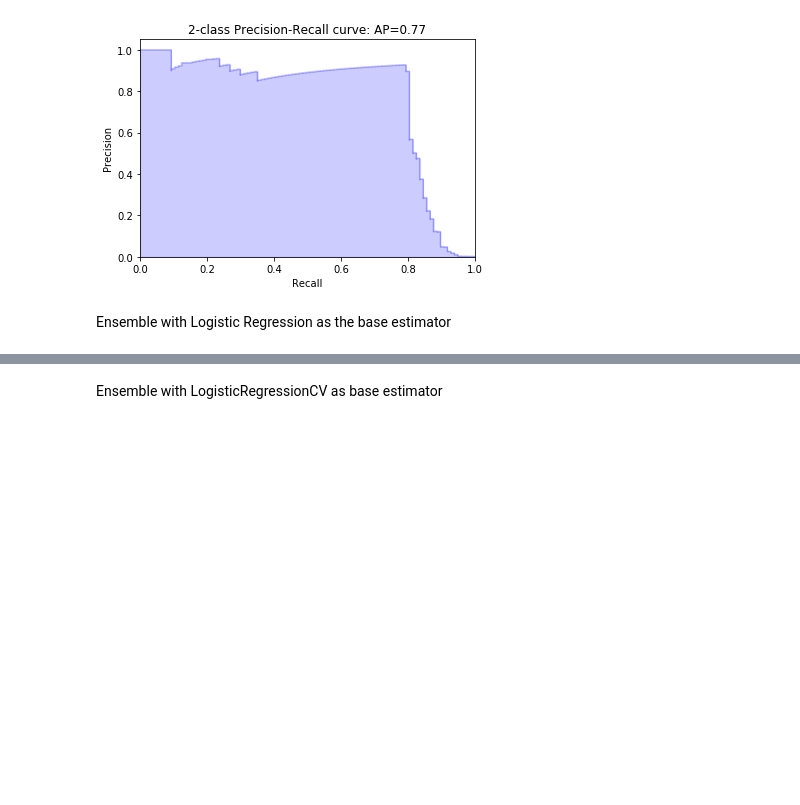
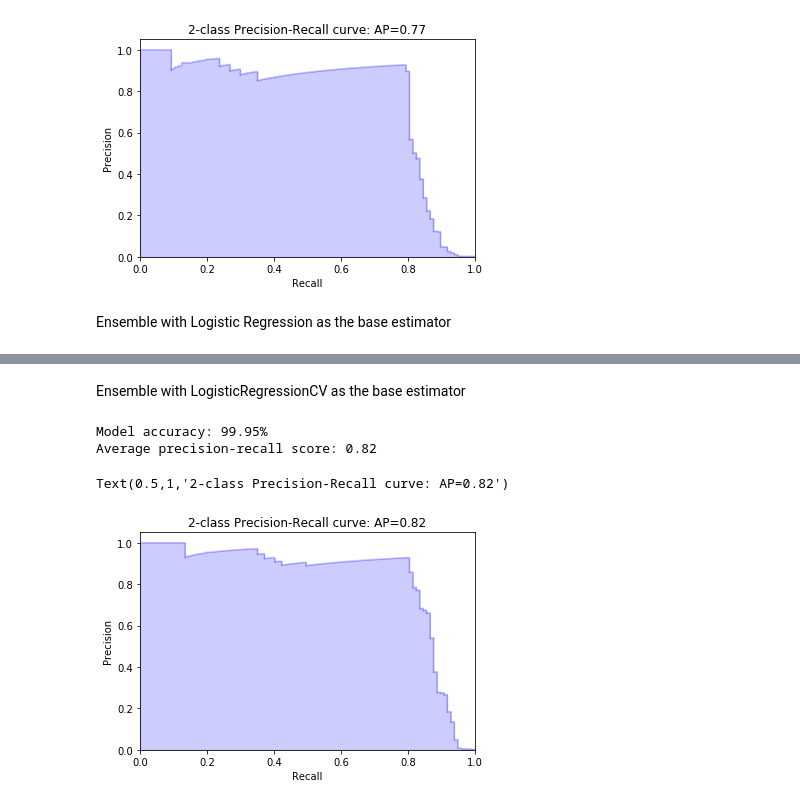
Before and after one commit to SidMPatil/Fradulent_CreditCard_Transactions, a Jupyter notebook: Fraud-Detection_Logistic-Regression_Precision-Recall.ipynb, the cells around one changed output, grey strips where cells are left out. Cells and saved outputs as stored; diff of their text form; code cells hidden in the pictures; blank space fills up the shorter version.

Commit message:
Ensemble with LogisticRegressionCV as base estimator

```diff
--- a/Fraud-Detection_Logistic-Regression_Precision-Recall.ipynb
+++ b/Fraud-Detection_Logistic-Regression_Precision-Recall.ipynb
@@ -164,8 +169,8 @@ plt.title('2-class Precision-Recall curve: AP={0:0.2f}'.format(
 # %% [markdown]
-Ensemble with LogisticRegressionCV as base estimator
+Ensemble with LogisticRegressionCV as the base estimator
 # %%
 from sklearn.ensemble import BaggingClassifier
-bagging = BaggingClassifier(LogisticRegressionCV(cv = 10, random_state = 0), n_estimators = 15,
+bagging = BaggingClassifier(LogisticRegressionCV(cv = 5, random_state = 0), n_estimators = 5,
                             bootstrap = True, max_samples = 1.0, max_features = 1.0).fit(X_train,y_train)
 y_pred = bagging.predict(X_test)
 y_score = bagging.decision_function(X_test)
@@ -176,30 +181,35 @@ tn, fp, fn, tp = confusion_matrix(y_test, y_pred).ravel()
 # Model Accuracy #
 from sklearn.metrics import accuracy_score
 model_accuracy = (tn+tp)/(tn+fp+fn+tp)*100
 #model_accuracy = accuracy_score(y_test, y_pred)
 print('Model accuracy: {0:0.2f}%'.format(model_accuracy))
 
 # Precision-Recall score #
 from sklearn.metrics import average_precision_score
 average_precision = average_precision_score(y_test, y_score)
 print('Average precision-recall score: {0:0.2f}'.format(average_precision))
 
 # Precision_Recall curve #
 from sklearn.metrics import precision_recall_curve
 import matplotlib.pyplot as plt
 from sklearn.utils.fixes import signature
 precision, recall, _ = precision_recall_curve(y_test, y_score)
 # In matplotlib < 1.5, plt.fill_between does not have a 'step' argument
 step_kwargs = ({'step': 'post'}
                if 'step' in signature(plt.fill_between).parameters
                else {})
 plt.step(recall, precision, color='b', alpha=0.2,
          where='post')
 plt.fill_between(recall, precision, alpha=0.2, color='b', **step_kwargs)
 
 plt.xlabel('Recall')
 plt.ylabel('Precision')
 plt.ylim([0.0, 1.05])
 plt.xlim([0.0, 1.0])
 plt.title('2-class Precision-Recall curve: AP={0:0.2f}'.format(
           average_precision))
+# %% [output]
+Model accuracy: 99.95%
+Average precision-recall score: 0.82
+Text(0.5,1,'2-class Precision-Recall curve: AP=0.82')
+[figure, added]
```
Also changed, not shown: parts of 2 cells of this notebook.
